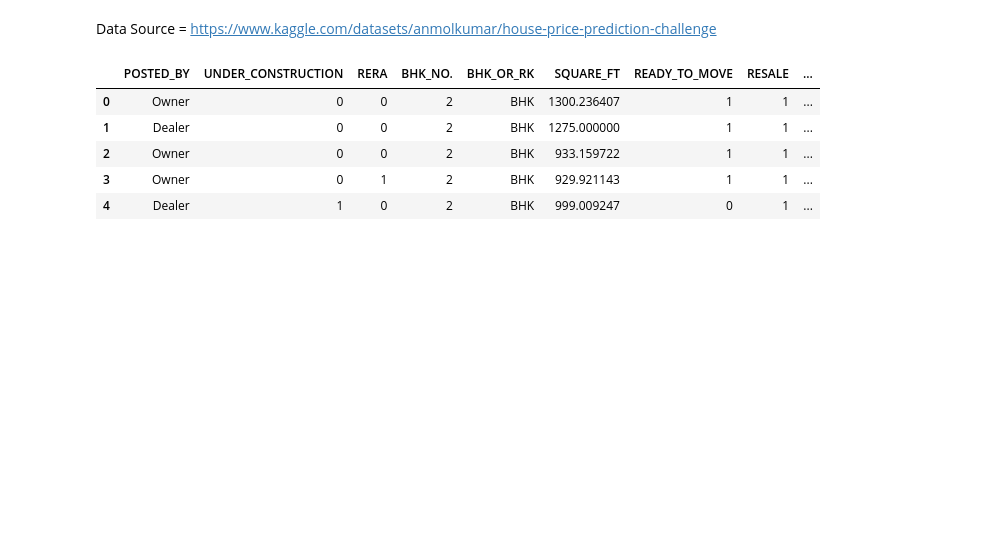
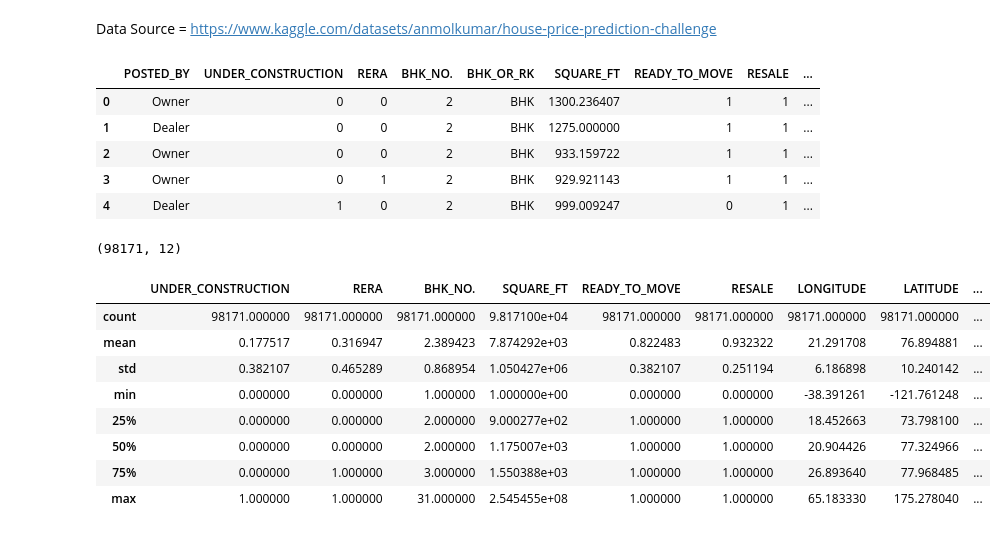
Before and after one commit to MoAly7yaei/RihalIntern, a Jupyter notebook: Regression/notebook_3.ipynb, the cells around one changed output. Drawn from its saved outputs; the diff is of its cells as text; code cells hidden in the pictures; blank space fills up the shorter version.

```diff
--- a/Regression/notebook_3.ipynb
+++ b/Regression/notebook_3.ipynb
@@ -25,3 +25,19 @@ merged_df.head()
 | 2 | Owner | 0 | 0 | 2 | BHK | 933.159722 | 1 | 1 | ... |
 | 3 | Owner | 0 | 1 | 2 | BHK | 929.921143 | 1 | 1 | ... |
 | 4 | Dealer | 1 | 0 | 2 | BHK | 999.009247 | 0 | 1 | ... |
+# %%
+merged_df.shape
+# %% [output]
+(98171, 12)
+# %%
+merged_df.describe()
+# %% [output]
+|  | UNDER_CONSTRUCTION | RERA | BHK_NO. | SQUARE_FT | READY_TO_MOVE | RESALE | LONGITUDE | LATITUDE | ... |
+| count | 98171.000000 | 98171.000000 | 98171.000000 | 9.817100e+04 | 98171.000000 | 98171.000000 | 98171.000000 | 98171.000000 | ... |
+| mean | 0.177517 | 0.316947 | 2.389423 | 7.874292e+03 | 0.822483 | 0.932322 | 21.291708 | 76.894881 | ... |
+| std | 0.382107 | 0.465289 | 0.868954 | 1.050427e+06 | 0.382107 | 0.251194 | 6.186898 | 10.240142 | ... |
+| min | 0.000000 | 0.000000 | 1.000000 | 1.000000e+00 | 0.000000 | 0.000000 | -38.391261 | -121.761248 | ... |
+| 25% | 0.000000 | 0.000000 | 2.000000 | 9.000277e+02 | 1.000000 | 1.000000 | 18.452663 | 73.798100 | ... |
+| 50% | 0.000000 | 0.000000 | 2.000000 | 1.175007e+03 | 1.000000 | 1.000000 | 20.904426 | 77.324966 | ... |
+| 75% | 0.000000 | 1.000000 | 3.000000 | 1.550388e+03 | 1.000000 | 1.000000 | 26.893640 | 77.968485 | ... |
+| max | 1.000000 | 1.000000 | 31.000000 | 2.545455e+08 | 1.000000 | 1.000000 | 65.183330 | 175.278040 | ... |
```
Also changed, not shown: parts of 8 cells of this notebook.
